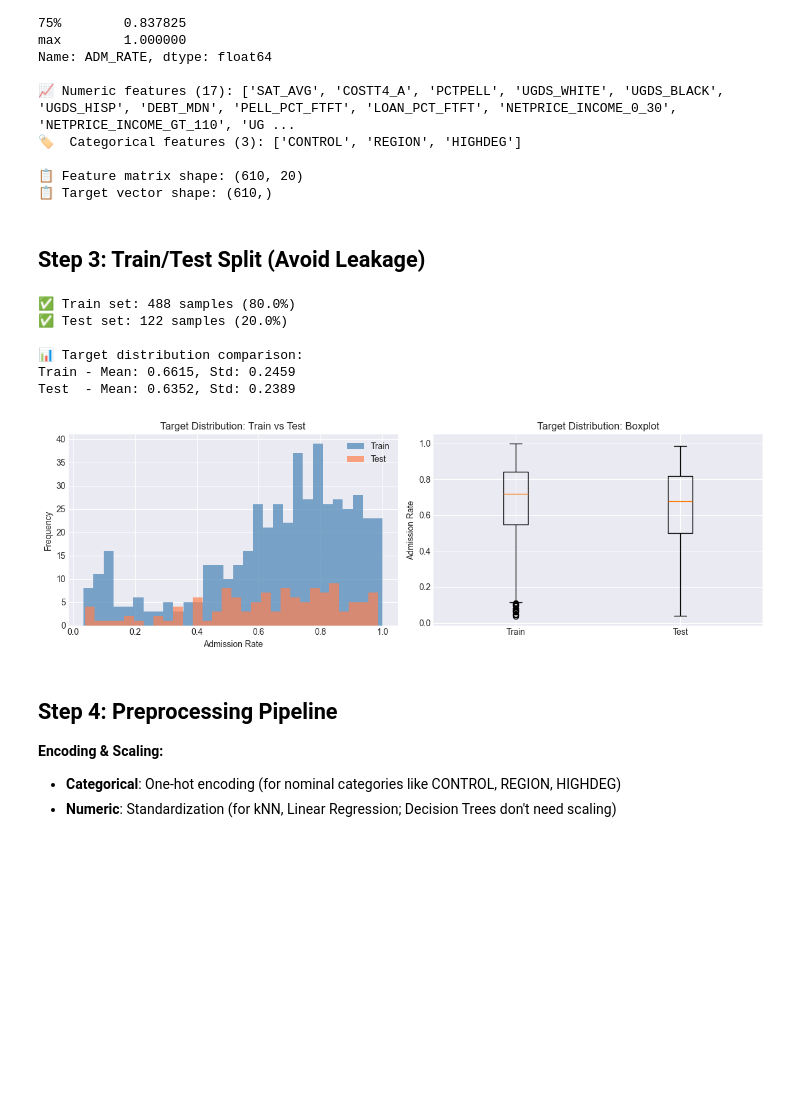
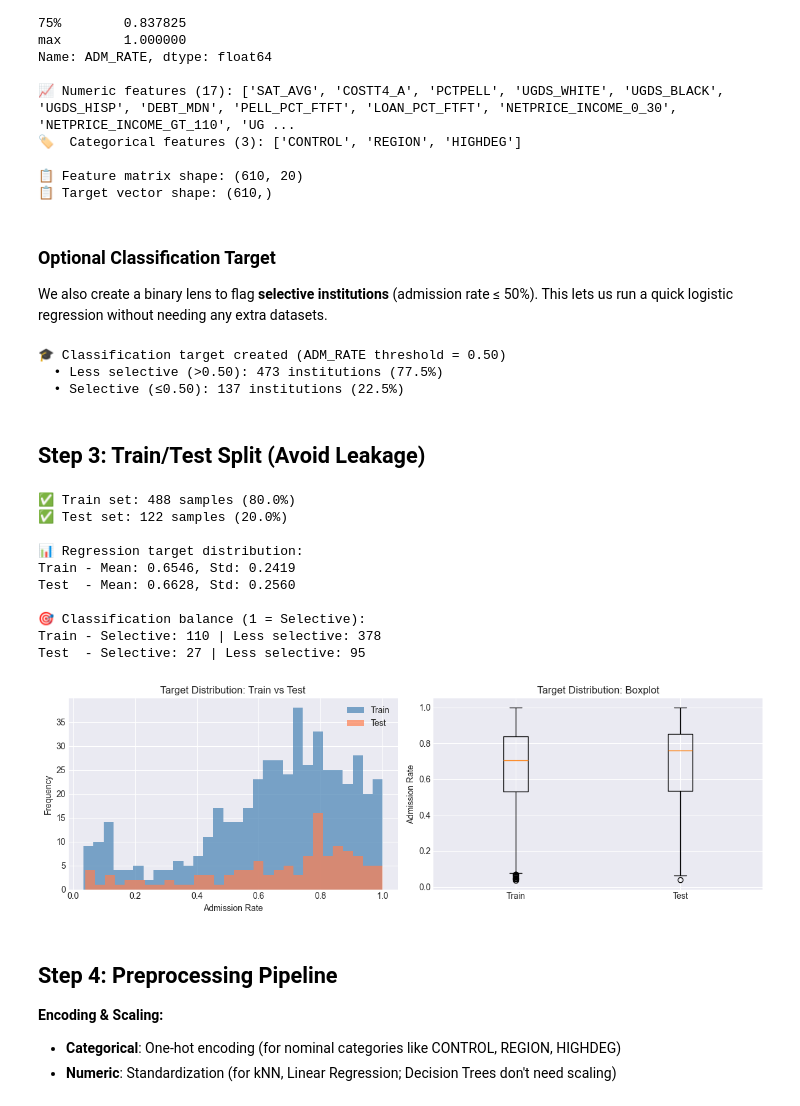
Before and after one commit to Mamasmess333/Admit_Predict, a Jupyter notebook: College_Scorecard_Most_Recent_Institutional_Data/Notebooks/02_Preprocessing_and_Modeling.ipynb, the cells around one changed output. Saved outputs shown, nothing was run; the diff lists cells and outputs as text; code cells hidden in the pictures; blank space fills up the shorter version.

Commit message:
Add classification lens and documentation sync

```diff
--- a/College_Scorecard_Most_Recent_Institutional_Data/Notebooks/02_Preprocessing_and_Modeling.ipynb
+++ b/College_Scorecard_Most_Recent_Institutional_Data/Notebooks/02_Preprocessing_and_Modeling.ipynb
@@ -134,47 +144,80 @@ Name: ADM_RATE, dtype: float64
 
 📋 Feature matrix shape: (610, 20)
 📋 Target vector shape: (610,)
+# %% [markdown]
+### Optional Classification Target
+We also create a binary lens to flag **selective institutions** (admission rate ≤ 50%). This lets us run a quick logistic regression without needing any extra datasets.
+# %%
+# Define classification labels (1 = selective, 0 = more accessible)
+classification_threshold = 0.50
+y_class = (y <= classification_threshold).astype(int)
+class_names = {
+    1: f"Selective (≤{classification_threshold:.2f})",
+    0: f"Less selective (>{classification_threshold:.2f})"
+}
+
+class_counts = y_class.value_counts().sort_index()
+print("🎓 Classification target created (ADM_RATE threshold = 0.50)")
+for label, count in class_counts.items():
+    pct = count / len(y_class) * 100
+    print(f"  • {class_names[label]}: {count} institutions ({pct:.1f}%)")
+# %% [output]
+🎓 Classification target created (ADM_RATE threshold = 0.50)
+  • Less selective (>0.50): 473 institutions (77.5%)
+  • Selective (≤0.50): 137 institutions (22.5%)
 # %% [markdown]
 ## Step 3: Train/Test Split (Avoid Leakage)
 # %%
 # Train/test split (80/20 split)
-# For regression, we don't need stratification, but we'll use random_state for reproducibility
-X_train, X_test, y_train, y_test = train_test_split(
-    X, y,
+# Stratify on the classification labels so the selective share stays consistent
+X_train, X_test, y_train, y_test, y_train_cls, y_test_cls = train_test_split(
+    X, y, y_class,
     test_size=0.2,
-    random_state=42
+    random_state=42,
+    stratify=y_class
 )
 
 print(f"✅ Train set: {X_train.shape[0]} samples ({X_train.shape[0]/len(X)*100:.1f}%)")
 print(f"✅ Test set: {X_test.shape[0]} samples ({X_test.shape[0]/len(X)*100:.1f}%)")
 
-# Check target distribution in train vs test
-print(f"\n📊 Target distribution comparison:")
+# Check regression target distribution in train vs test
+print(f"\n📊 Regression target distribution:")
 print(f"Train - Mean: {y_train.mean():.4f}, Std: {y_train.std():.4f}")
 print(f"Test  - Mean: {y_test.mean():.4f}, Std: {y_test.std():.4f}")
 
-# Visualize distribution
+# Classification balance summary
+train_cls_counts = pd.Series(y_train_cls).value_counts().sort_index()
+test_cls_counts = pd.Series(y_test_cls).value_counts().sort_index()
+print(f"\n🎯 Classification balance (1 = Selective):")
+print(f"Train - Selective: {train_cls_counts.get(1,0)} | Less selective: {train_cls_counts.get(0,0)}")
+print(f"Test  - Selective: {test_cls_counts.get(1,0)} | Less selective: {test_cls_counts.get(0,0)}")
+
+# Visualize regression distribution
 fig, axes = plt.subplots(1, 2, figsize=(12, 4))
 axes[0].hist(y_train, bins=30, alpha=0.7, label='Train', color='steelblue')
 axes[0].hist(y_test, bins=30, alpha=0.7, label='Test', color='coral')
 axes[0].set_xlabel('Admission Rate')
 axes[0].set_ylabel('Frequency')
 axes[0].set_title('Target Distribution: Train vs Test')
 axes[0].legend()
 
 axes[1].boxplot([y_train, y_test], labels=['Train', 'Test'])
 axes[1].set_ylabel('Admission Rate')
 axes[1].set_title('Target Distribution: Boxplot')
 plt.tight_layout()
 plt.show()
 # %% [output]
 ✅ Train set: 488 samples (80.0%)
 ✅ Test set: 122 samples (20.0%)
 
-📊 Target distribution comparison:
-Train - Mean: 0.6615, Std: 0.2459
-Test  - Mean: 0.6352, Std: 0.2389
+📊 Regression target distribution:
+Train - Mean: 0.6546, Std: 0.2419
+Test  - Mean: 0.6628, Std: 0.2560
+
+🎯 Classification balance (1 = Selective):
+Train - Selective: 110 | Less selective: 378
+Test  - Selective: 27 | Less selective: 95
-[figure, old version]
+[figure, new version]
 # %% [markdown]
 ## Step 4: Preprocessing Pipeline
 **Encoding & Scaling:**
```
Also changed, not shown: parts of 12 cells of this notebook, 3 other files.
